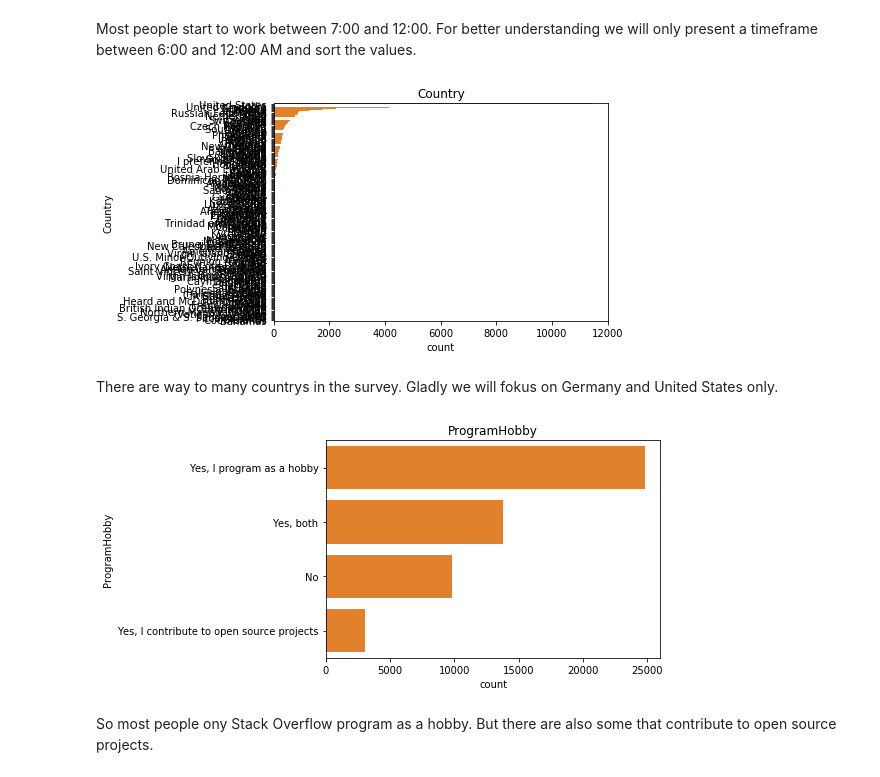
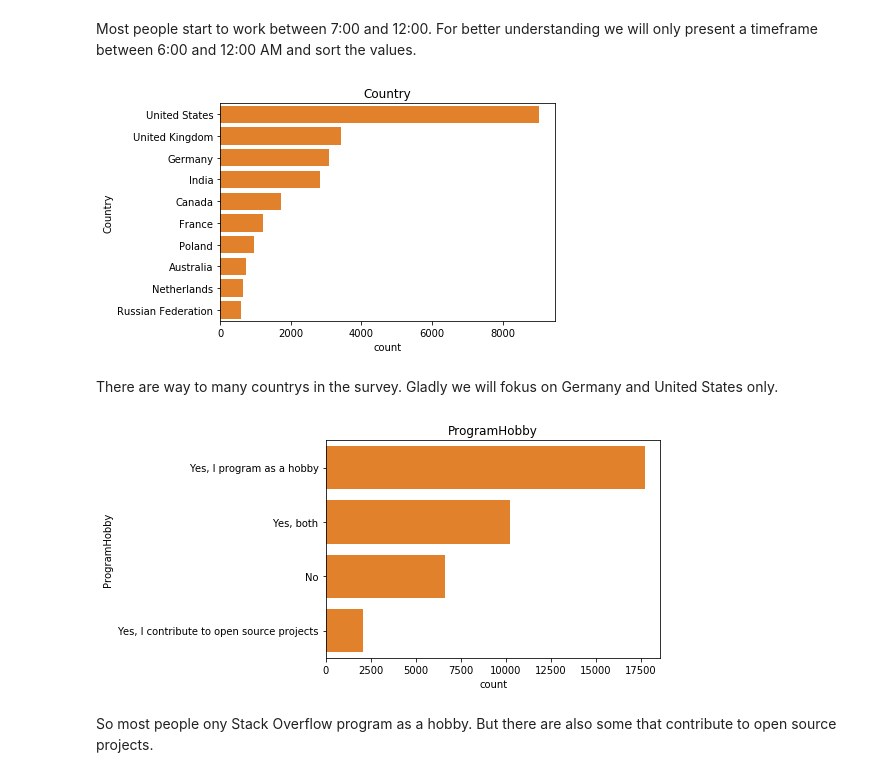
Before and after one commit to anefischer/udacity, a Jupyter notebook: DSND/Data Science Blog Post/Data Science Blog Post.ipynb, the cells around one changed output. Drawn from its saved outputs; the diff is of its cells as text; code cells hidden in the pictures.

```diff
--- a/DSND/Data Science Blog Post/Data Science Blog Post.ipynb
+++ b/DSND/Data Science Blog Post/Data Science Blog Post.ipynb
@@ -101,0 +100,3 @@ dfn = df.copy()
+# %%
+# only take the non nan values
+dfn = dfn[dfn['WorkStart'].notna()]
@@ -117,10 +128,10 @@ Most people start to work between 7:00 and 12:00. For better understanding we wi
 # %%
 dfn.WorkStart
 plt.title("Country")
-sns.countplot(data = dfn, y = 'Country', order = dfn['Country'].value_counts().index,
+sns.countplot(data = dfn, y = 'Country', order = dfn['Country'].value_counts().nlargest(10).index,
              color = sns.color_palette()[1]);
 # %% [output]
-[figure, old version]
+[figure, new version]
 # %% [markdown]
 There are way to many countrys in the survey. Gladly we will fokus on Germany and United States only.
 # %%
@@ -129,7 +140,7 @@ plt.title("ProgramHobby")
 sns.countplot(data = dfn, y = 'ProgramHobby', order = dfn['ProgramHobby'].value_counts().index,
              color = sns.color_palette()[1]);
 # %% [output]
-[figure, old version]
+[figure, new version]
 # %% [markdown]
 So most people ony Stack Overflow program as a hobby. But there are also some that contribute to open source projects.
 # %% [markdown]
```
Also changed, not shown: parts of 12 cells of this notebook, 1 other file.
